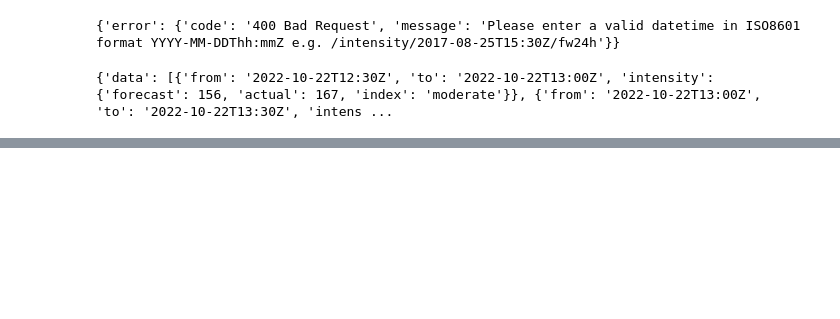
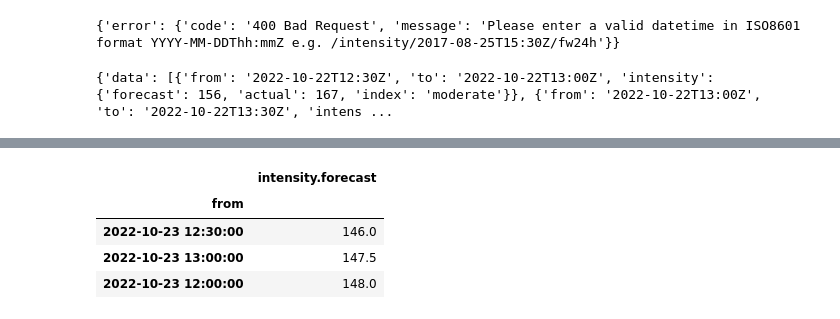
Before and after one commit to im-busari/useless-app, a Jupyter notebook: api/draft.ipynb, the cells around one changed output, grey strips where cells are left out. Drawn from its saved outputs; the diff is of its cells as text; code cells hidden in the pictures; blank space fills up the shorter version.

```diff
--- a/api/draft.ipynb
+++ b/api/draft.ipynb
@@ -44,0 +143,8 @@ data.set_index('from')
+# %%
+rolling.mean().nsmallest(3,"intensity.forecast")
+# %% [output]
+|  | intensity.forecast |
+| from |  |
+| 2022-10-23 12:30:00 | 146.0 |
+| 2022-10-23 13:00:00 | 147.5 |
+| 2022-10-23 12:00:00 | 148.0 |
```
Also changed, not shown: parts of 7 cells of this notebook.
